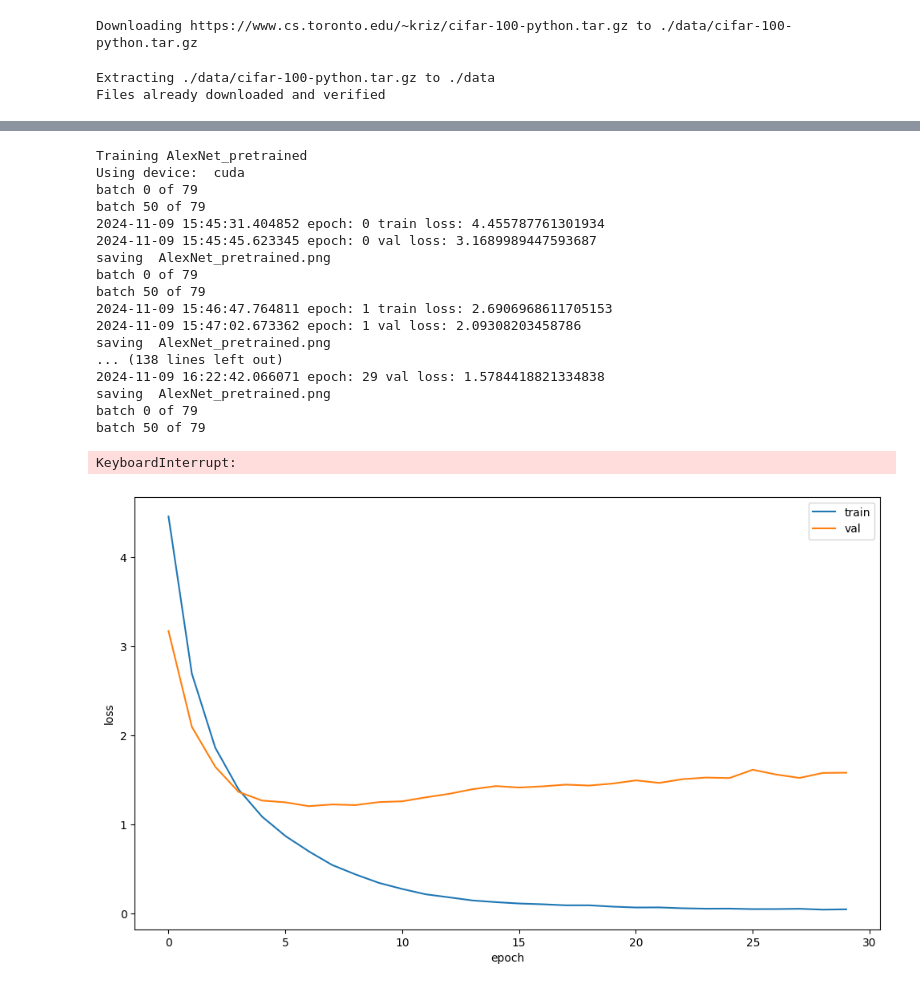
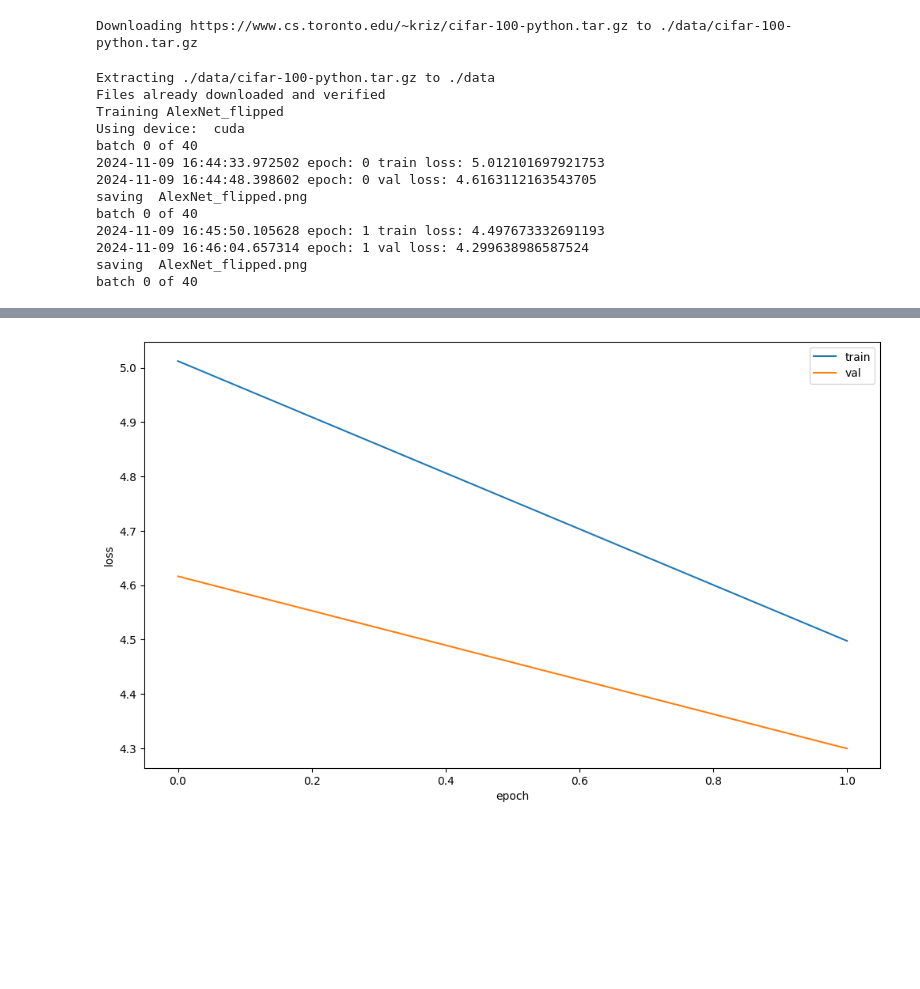
Before and after one commit to eparly/Labs, a Jupyter notebook: Lab3/train.ipynb, the cells around one changed output, grey strips where cells are left out. Saved outputs shown, nothing was run; the diff lists cells and outputs as text; code cells hidden in the pictures; blank space fills up the shorter version.

```diff
--- a/Lab3/train.ipynb
+++ b/Lab3/train.ipynb
@@ -12,12 +12,13 @@ train_dataset = datasets.CIFAR100(root='./data', train=True, download=True, tran
 test_dataset = datasets.CIFAR100(root='./data', train=False, download=True, transform=transform)
 
 # Split train into training and validation
-train_size = int(0.8 * len(train_dataset))
-val_size = len(train_dataset) - train_size
-train_data, val_data = torch.utils.data.random_split(train_dataset, [train_size, val_size])
-train_loader = torch.utils.data.DataLoader(train_data, batch_size=1024, shuffle=True)
-val_loader = torch.utils.data.DataLoader(val_data, batch_size=1024, shuffle=False)
-test_loader = torch.utils.data.DataLoader(test_dataset, batch_size=1024, shuffle=False)
+# train_size = int(0.8 * len(train_dataset))
+# val_size = len(train_dataset) - train_size
+# train_data, val_data = torch.utils.data.random_split(train_dataset, [train_size, val_size])
+train_loader = torch.utils.data.DataLoader(train_dataset, batch_size=2048, shuffle=True)
+val_loader = torch.utils.data.DataLoader(test_dataset, batch_size=2048, shuffle=False)
+test_loader = torch.utils.data.DataLoader(test_dataset, batch_size=2048, shuffle=False)
+
 
 device = torch.device("cuda" if torch.cuda.is_available() else "cpu")
 
@@ -138,3 +139,14 @@ print("Final results:", results)
 Downloading https://www.cs.toronto.edu/~kriz/cifar-100-python.tar.gz to ./data/cifar-100-python.tar.gz
 Extracting ./data/cifar-100-python.tar.gz to ./data
 Files already downloaded and verified
+Training AlexNet_flipped
+Using device:  cuda
+batch 0 of 40
+2024-11-09 16:44:33.972502 epoch: 0 train loss: 5.012101697921753
+2024-11-09 16:44:48.398602 epoch: 0 val loss: 4.6163112163543705
+saving  AlexNet_flipped.png
+batch 0 of 40
+2024-11-09 16:45:50.105628 epoch: 1 train loss: 4.497673332691193
+2024-11-09 16:46:04.657314 epoch: 1 val loss: 4.299638986587524
+saving  AlexNet_flipped.png
+batch 0 of 40
@@ -142,19 +154 @@ Downloading: "https://download.pytorch.org/models/alexnet-owt-7be5be79.pth" to /
-Training AlexNet_pretrained
-Using device:  cuda
-batch 0 of 79
-batch 50 of 79
-2024-11-09 15:45:31.404852 epoch: 0 train loss: 4.455787761301934
-2024-11-09 15:45:45.623345 epoch: 0 val loss: 3.1689989447593687
-saving  AlexNet_pretrained.png
-batch 0 of 79
-batch 50 of 79
-2024-11-09 15:46:47.764811 epoch: 1 train loss: 2.6906968611705153
-2024-11-09 15:47:02.673362 epoch: 1 val loss: 2.09308203458786
-saving  AlexNet_pretrained.png
-... (138 lines left out)
-2024-11-09 16:22:42.066071 epoch: 29 val loss: 1.5784418821334838
-saving  AlexNet_pretrained.png
-batch 0 of 79
-batch 50 of 79
-KeyboardInterrupt:
-[figure, old version]
+[figure, new version]
```
Also changed, not shown: parts of 1 cell of this notebook.
